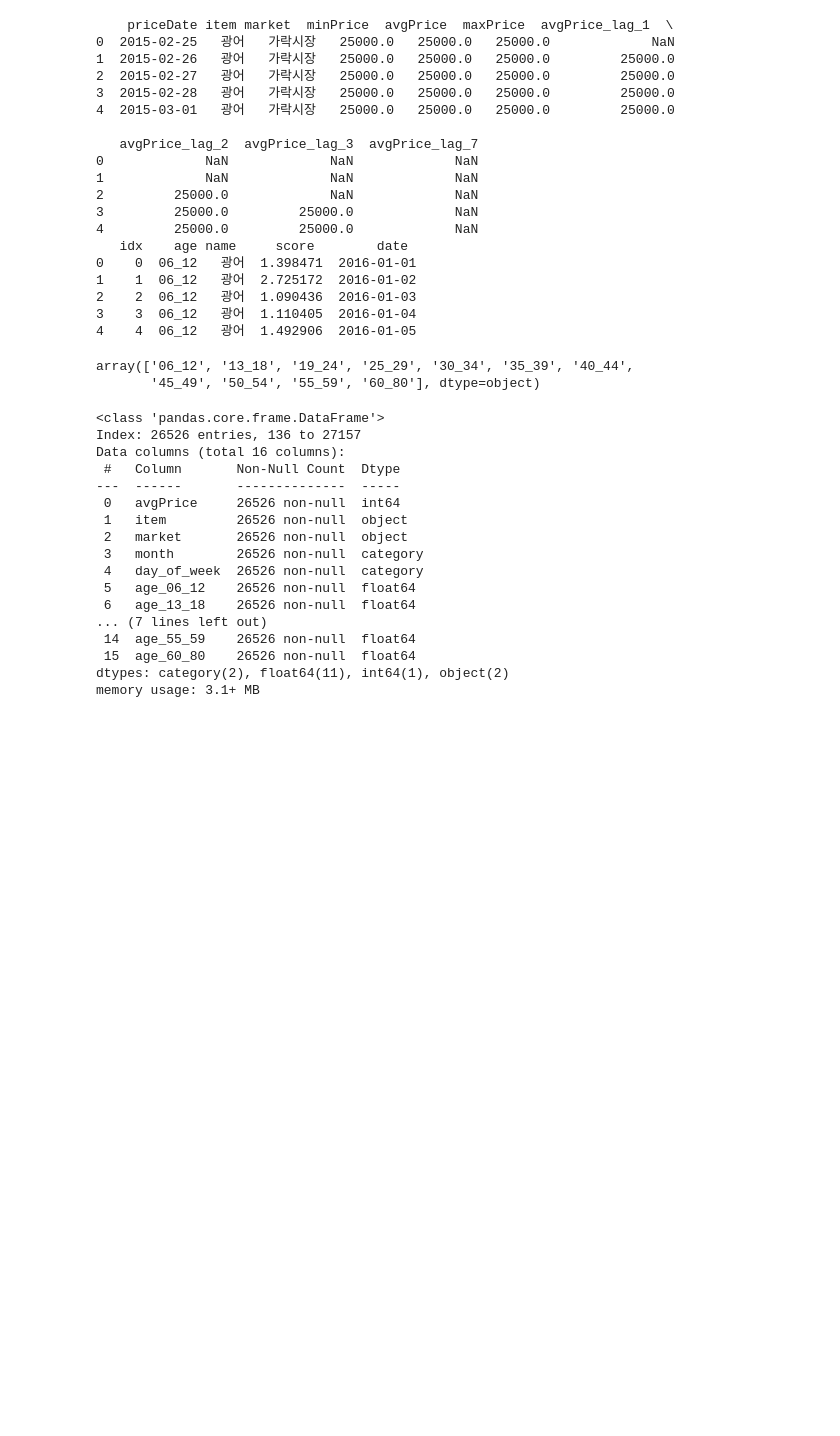
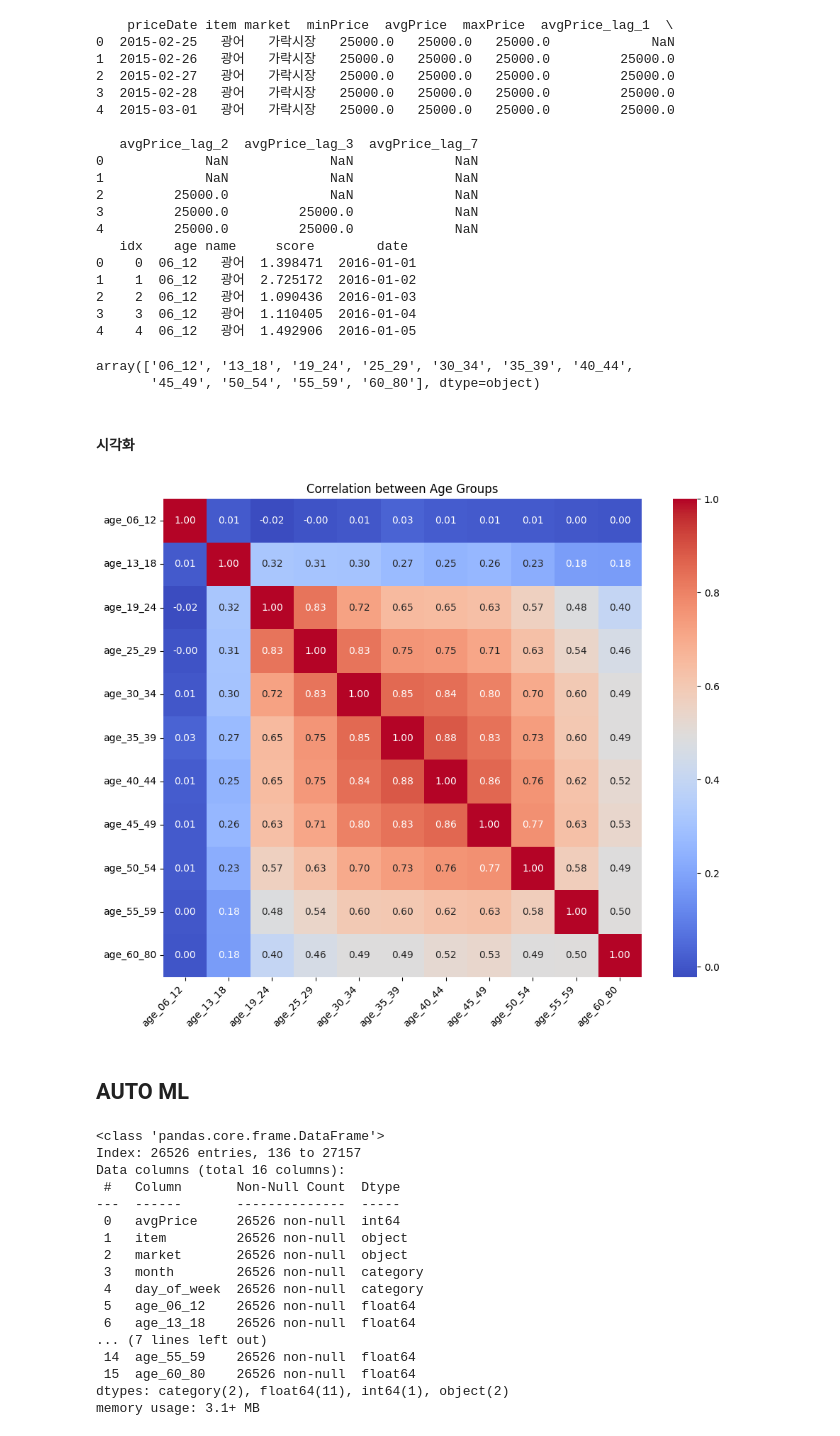
Before and after one commit to vhf1030/Pisces, a Jupyter notebook: notebooks/fs_search_trend.ipynb, the cells around one changed output. Saved outputs shown, nothing was run; the diff lists cells and outputs as text; code cells hidden in the pictures; blank space fills up the shorter version.

```diff
--- a/notebooks/fs_search_trend.ipynb
+++ b/notebooks/fs_search_trend.ipynb
@@ -81,6 +83,35 @@ def gen_merge_dataset(
     merged_data = merged_data[merged_data["item"] == item]
 
     return merged_data
+# %% [markdown]
+#### 시각화
+# %%
+import seaborn as sns
+import matplotlib.pyplot as plt
+
+merged_data = gen_merge_dataset(fill=True, item="광어")
+merged_data
+
+# 데이터프레임에서 연령대 컬럼 선택
+age_columns = ['age_06_12', 'age_13_18', 'age_19_24', 'age_25_29',
+               'age_30_34', 'age_35_39', 'age_40_44', 'age_45_49',
+               'age_50_54', 'age_55_59', 'age_60_80']
+
+# 연령대 간의 상관계수 계산
+age_corr = merged_data[age_columns].corr()
+
+# 히트맵 시각화
+plt.figure(figsize=(10, 8))
+sns.heatmap(age_corr, annot=True, fmt=".2f", cmap="coolwarm", cbar=True, square=True)
+plt.title("Correlation between Age Groups")
+plt.xticks(rotation=45, ha="right")
+plt.yticks(rotation=0)
+plt.tight_layout()
+plt.show()
+# %% [output]
+[figure, added]
+# %% [markdown]
+## AUTO ML
 # %%
 df_merged = gen_merge_dataset(fill=False, item="광어", drop_cols=[
     "avgPrice_lag_1", "avgPrice_lag_2", "avgPrice_lag_3", "avgPrice_lag_7"
```
Also changed, not shown: parts of 28 cells of this notebook, 6 other files.
